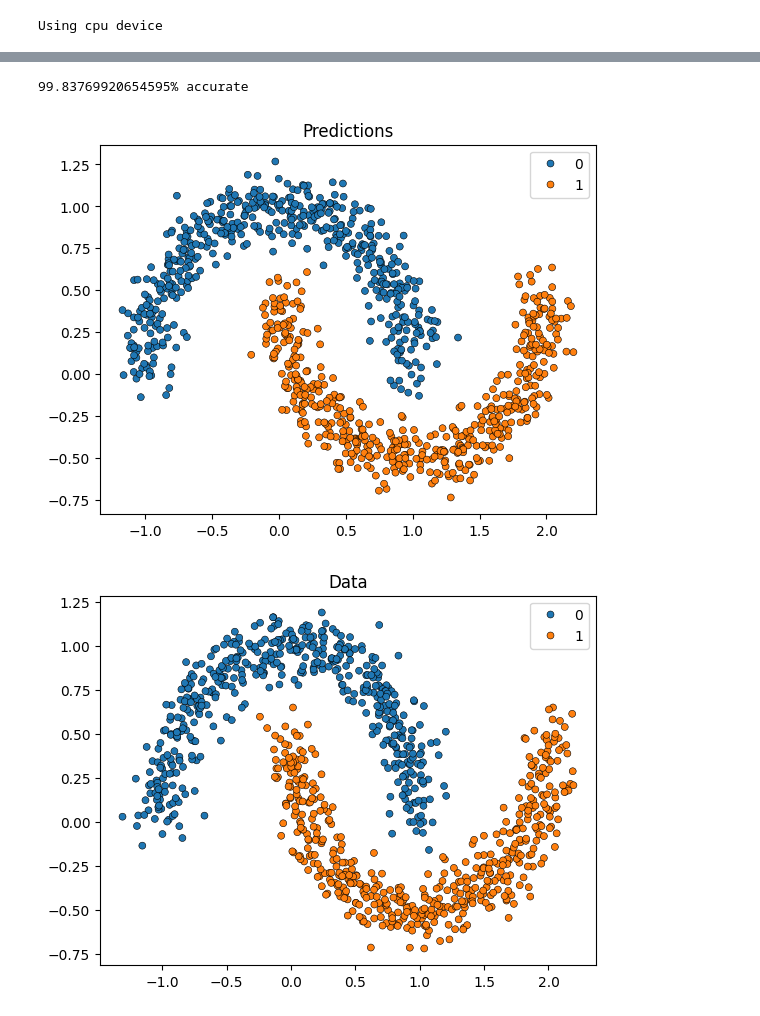
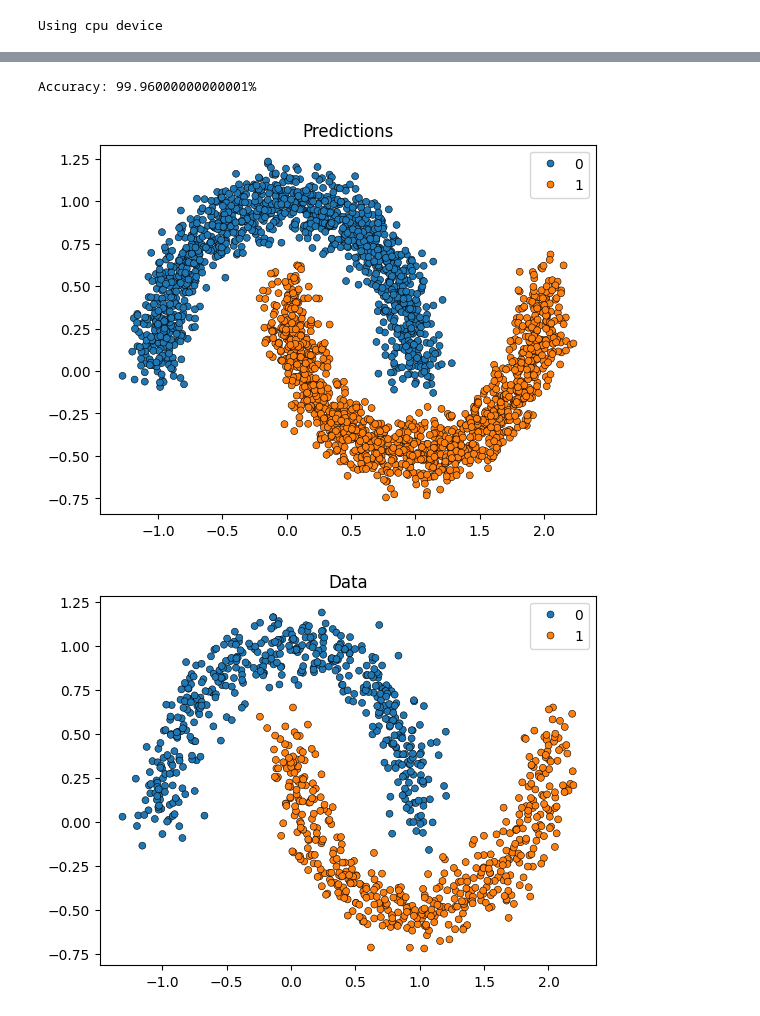
Before and after one commit to zUkrainak47/Deep-Learning, a Jupyter notebook: lab3.ipynb, the cells around one changed output, grey strips where cells are left out. Cells and saved outputs as stored; diff of their text form; code cells hidden in the pictures.

Commit message:
changed accuracy output

```diff
--- a/lab3.ipynb
+++ b/lab3.ipynb
@@ -21,7 +21,7 @@ class CustomDataset(Dataset):
     def __getitem__(self, idx):
         return self.data_points[idx], self.data_labels[idx]
 # %%
-amount = 1000
+amount = 2500
 points, labels = make_moons(n_samples=amount, shuffle=True, noise=0.1, random_state=0)
 
 my_moons = CustomDataset(points, labels)
@@ -89,7 +90,7 @@ class MLP(nn.Module):
         logits = self.stack(x)
         return logits
 # %%
-model = MLP(X.shape[1], [512, 512, 1], [nn.ReLU(), nn.ReLU()]).to(device)
+model = MLP(X.shape[1], [50, 50, 1], [nn.ReLU(), nn.ReLU()]).to(device)
 # %%
 model.stack
 # %% [output]
@@ -103,7 +104,7 @@ Sequential(
 # %%
 # model.linear_relu_stack
 # %%
-learning_rate = 0.01
+learning_rate = 0.001
 batch_size = 64
 
 # loss_func = nn.BCELoss()
@@ -132,8 +133,10 @@ def training_loop(dataloader, model, loss_func, optimizer, epochs=100):
             # if batch%10 == 0:
             #     print(f'Batch {batch}')
 
-        if i%10 == 0:
-            print(f"loss: {loss.item():>7f}")
+        # if i%10 == 0:
+        #     print(f"loss: {loss.item():>7f}")
+
+        print(f"loss: {loss.item():>7f}")
 
         loss_after_epoch.append(loss.item())
 
@@ -159,19 +169,22 @@ loss: 0.000106
 # %%
+from sklearn.metrics import accuracy_score
+
 predictions = model(X).sigmoid()
 
 loss_func = nn.BCELoss()
-print(f"{(1 - loss_func(predictions.flatten(), y).item())*100}% accurate")
 
 predictions = predictions.detach().numpy().flatten()
 predictions = (predictions > 0.5).astype(int)
+accuracy = accuracy_score(y, predictions)
+print(f"Accuracy: {accuracy * 100}%")
 
 sns.scatterplot(
     x=points[:, 0], y=points[:, 1], hue=predictions, marker="o", s=25, edgecolor="k", legend=True
 ).set_title("Predictions")
 plt.show()
 # %% [output]
-99.83769920654595% accurate
+Accuracy: 99.96000000000001%
-[figure, old version]
+[figure, new version]
 # %%
 amount = 1000
 points, labels = make_moons(n_samples=amount, shuffle=True, noise=0.1, random_state=2)
```
Also changed, not shown: parts of 5 cells of this notebook.
